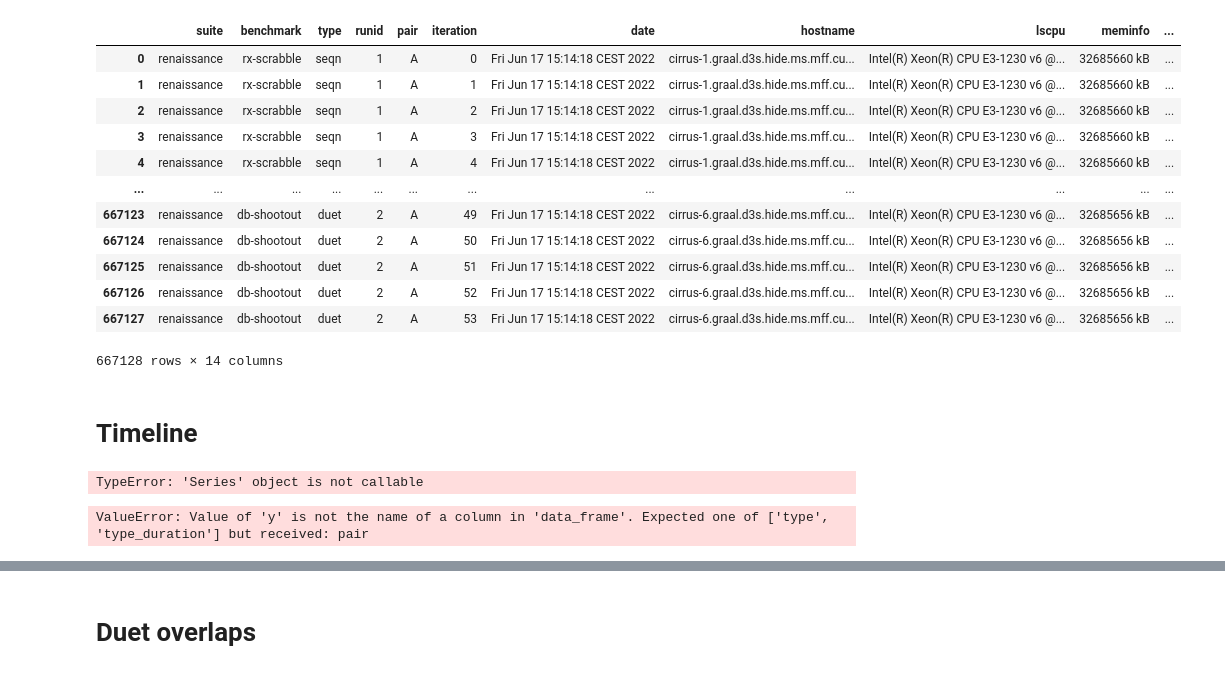
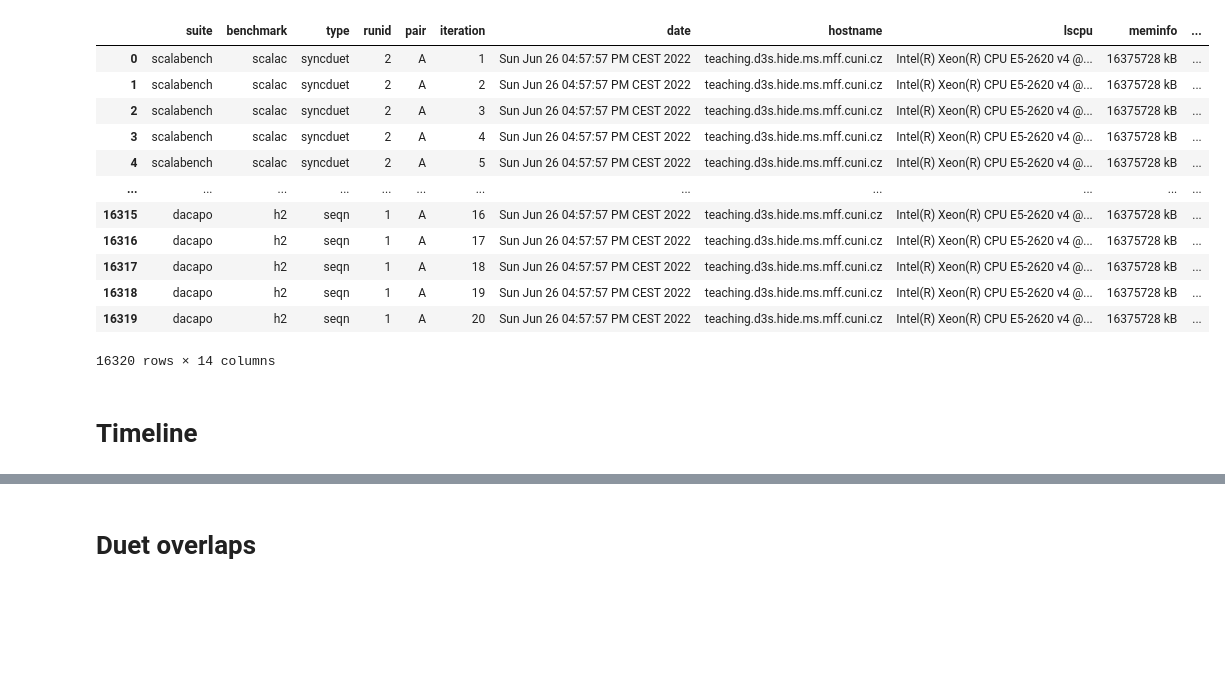
Before and after one commit to TomasDrozdik/asynchronous-duet, a Jupyter notebook: notebooks/verification.ipynb, the cells around one changed output, grey strips where cells are left out. Cells and saved outputs as stored; diff of their text form; code cells hidden in the pictures; blank space fills up the shorter version.

```diff
--- a/notebooks/verification.ipynb
+++ b/notebooks/verification.ipynb
@@ -27,52 +40,60 @@ from duet.constants import (
     NS_PER_S,
 )
 # %%
-df_raw = pd.read_csv("../results.csv")
+df_raw = pd.read_csv("../results.dacaposcala.csv")
 df_raw[RF.start] = pd.to_datetime(df_raw[RF.start_ns], unit="ns")
 df_raw[RF.end] = pd.to_datetime(df_raw[RF.end_ns], unit="ns")
 df_raw[RF.time] = (df_raw[RF.end] - df_raw[RF.start]).dt.seconds
 
-df_raw[RF.benchmark] = np.where(df_raw[RF.suite] == "scalabench", "sca:" + df_raw[RF.benchmark], df_raw[RF.benchmark])
-df_raw[RF.benchmark] = np.where(df_raw[RF.suite] == "dacapo", "dac:" + df_raw[RF.benchmark], df_raw[RF.benchmark])
-
 df_iterations = df_raw[ITER_ID_COL + ARTIFACT_COL + TIME_D_COL]
 df_iterations
 # %% [output]
 |  | suite | benchmark | type | runid | pair | iteration | date | hostname | lscpu | meminfo | ... |
-| 0 | renaissance | rx-scrabble | seqn | 1 | A | 0 | Fri Jun 17 15:14:18 CEST 2022 | cirrus-1.graal.d3s.hide.ms.mff.cu... | Intel(R) Xeon(R) CPU E3-1230 v6 @... | 32685660 kB | ... |
-| 1 | renaissance | rx-scrabble | seqn | 1 | A | 1 | Fri Jun 17 15:14:18 CEST 2022 | cirrus-1.graal.d3s.hide.ms.mff.cu... | Intel(R) Xeon(R) CPU E3-1230 v6 @... | 32685660 kB | ... |
-| 2 | renaissance | rx-scrabble | seqn | 1 | A | 2 | Fri Jun 17 15:14:18 CEST 2022 | cirrus-1.graal.d3s.hide.ms.mff.cu... | Intel(R) Xeon(R) CPU E3-1230 v6 @... | 32685660 kB | ... |
-| 3 | renaissance | rx-scrabble | seqn | 1 | A | 3 | Fri Jun 17 15:14:18 CEST 2022 | cirrus-1.graal.d3s.hide.ms.mff.cu... | Intel(R) Xeon(R) CPU E3-1230 v6 @... | 32685660 kB | ... |
-| 4 | renaissance | rx-scrabble | seqn | 1 | A | 4 | Fri Jun 17 15:14:18 CEST 2022 | cirrus-1.graal.d3s.hide.ms.mff.cu... | Intel(R) Xeon(R) CPU E3-1230 v6 @... | 32685660 kB | ... |
+| 0 | scalabench | scalac | syncduet | 2 | A | 1 | Sun Jun 26 04:57:57 PM CEST 2022 | teaching.d3s.hide.ms.mff.cuni.cz | Intel(R) Xeon(R) CPU E5-2620 v4 @... | 16375728 kB | ... |
+| 1 | scalabench | scalac | syncduet | 2 | A | 2 | Sun Jun 26 04:57:57 PM CEST 2022 | teaching.d3s.hide.ms.mff.cuni.cz | Intel(R) Xeon(R) CPU E5-2620 v4 @... | 16375728 kB | ... |
+| 2 | scalabench | scalac | syncduet | 2 | A | 3 | Sun Jun 26 04:57:57 PM CEST 2022 | teaching.d3s.hide.ms.mff.cuni.cz | Intel(R) Xeon(R) CPU E5-2620 v4 @... | 16375728 kB | ... |
+| 3 | scalabench | scalac | syncduet | 2 | A | 4 | Sun Jun 26 04:57:57 PM CEST 2022 | teaching.d3s.hide.ms.mff.cuni.cz | Intel(R) Xeon(R) CPU E5-2620 v4 @... | 16375728 kB | ... |
+| 4 | scalabench | scalac | syncduet | 2 | A | 5 | Sun Jun 26 04:57:57 PM CEST 2022 | teaching.d3s.hide.ms.mff.cuni.cz | Intel(R) Xeon(R) CPU E5-2620 v4 @... | 16375728 kB | ... |
 | ... | ... | ... | ... | ... | ... | ... | ... | ... | ... | ... | ... |
-| 667123 | renaissance | db-shootout | duet | 2 | A | 49 | Fri Jun 17 15:14:18 CEST 2022 | cirrus-6.graal.d3s.hide.ms.mff.cu... | Intel(R) Xeon(R) CPU E3-1230 v6 @... | 32685656 kB | ... |
-| 667124 | renaissance | db-shootout | duet | 2 | A | 50 | Fri Jun 17 15:14:18 CEST 2022 | cirrus-6.graal.d3s.hide.ms.mff.cu... | Intel(R) Xeon(R) CPU E3-1230 v6 @... | 32685656 kB | ... |
-| 667125 | renaissance | db-shootout | duet | 2 | A | 51 | Fri Jun 17 15:14:18 CEST 2022 | cirrus-6.graal.d3s.hide.ms.mff.cu... | Intel(R) Xeon(R) CPU E3-1230 v6 @... | 32685656 kB | ... |
-| 667126 | renaissance | db-shootout | duet | 2 | A | 52 | Fri Jun 17 15:14:18 CEST 2022 | cirrus-6.graal.d3s.hide.ms.mff.cu... | Intel(R) Xeon(R) CPU E3-1230 v6 @... | 32685656 kB | ... |
-| 667127 | renaissance | db-shootout | duet | 2 | A | 53 | Fri Jun 17 15:14:18 CEST 2022 | cirrus-6.graal.d3s.hide.ms.mff.cu... | Intel(R) Xeon(R) CPU E3-1230 v6 @... | 32685656 kB | ... |
+| 16315 | dacapo | h2 | seqn | 1 | A | 16 | Sun Jun 26 04:57:57 PM CEST 2022 | teaching.d3s.hide.ms.mff.cuni.cz | Intel(R) Xeon(R) CPU E5-2620 v4 @... | 16375728 kB | ... |
+| 16316 | dacapo | h2 | seqn | 1 | A | 17 | Sun Jun 26 04:57:57 PM CEST 2022 | teaching.d3s.hide.ms.mff.cuni.cz | Intel(R) Xeon(R) CPU E5-2620 v4 @... | 16375728 kB | ... |
+| 16317 | dacapo | h2 | seqn | 1 | A | 18 | Sun Jun 26 04:57:57 PM CEST 2022 | teaching.d3s.hide.ms.mff.cuni.cz | Intel(R) Xeon(R) CPU E5-2620 v4 @... | 16375728 kB | ... |
+| 16318 | dacapo | h2 | seqn | 1 | A | 19 | Sun Jun 26 04:57:57 PM CEST 2022 | teaching.d3s.hide.ms.mff.cuni.cz | Intel(R) Xeon(R) CPU E5-2620 v4 @... | 16375728 kB | ... |
+| 16319 | dacapo | h2 | seqn | 1 | A | 20 | Sun Jun 26 04:57:57 PM CEST 2022 | teaching.d3s.hide.ms.mff.cuni.cz | Intel(R) Xeon(R) CPU E5-2620 v4 @... | 16375728 kB | ... |
-667128 rows × 14 columns
+16320 rows × 14 columns
 # %% [markdown]
 # Timeline
-# %%
-def filter_iterations(df):
-    #return df
-    return df[(
-        (df["suite"].isin(["renaissance"]))
-        #& (df["benchmark"].isin(["sca:avrora", "dac:avrora"]))
-        #& (df["runid"].isin([0]))
-        #& (df["type"].isin(["duet", "syncduet", "seqn"]))
-        #& (df["iteration"] <= 10)
-        & (df["hostname"].isin(["cirrus-1.graal.d3s.hide.ms.mff.cuni.cz"]))
-        #& (df["iteration_start"] >= '2022-06-18 17:30:00')
-    )]
-
-df = filter_iterations(df_iterations)
-df
-# %% [output]
-TypeError: 'Series' object is not callable
 # %%
+df = df_iterations[
+    (
+        (df_iterations["suite"].isin(["dacapo"]))
+        # & (df_iterations["benchmark"].isin(["avrora"]))
+        # & (df_iterations["runid"].isin([0]))
+        # & (df_iterations["type"].isin(["duet", "syncduet", "seqn"]))
+        # & (df_iterations["iteration"] <= 10)
+        # & (df_iterations["hostname"].isin(["cirrus-1.graal.d3s.hide.ms.mff.cuni.cz"]))
+        & (
+            df_iterations["iteration_start"]
+            < df_iterations[RF.start].min() + pd.DateOffset(minutes=30)
+        )
+    )
+]
 if df.shape[0] < 1000:
-    px.timeline(df, x_start=RF.start, x_end=RF.end, y=RF.pair, color=RF.type, hover_data=[RF.benchmark, RF.time]).show()
-    px.timeline(df, x_start=RF.start, x_end=RF.end, y=RF.iteration, color=RF.type, hover_data=[RF.benchmark, RF.time]).show()
+    px.timeline(
+        df,
+        x_start=RF.start,
+        x_end=RF.end,
+        y=RF.pair,
+        color=RF.type,
+        hover_data=[RF.benchmark, RF.time],
+    ).show()
+    px.timeline(
+        df,
+        x_start=RF.start,
+        x_end=RF.end,
+        y=RF.iteration,
+        color=RF.type,
+        hover_data=[RF.benchmark, RF.time],
+    ).show()
+else:
+    print(f"Data too large to display properly {df.shape[0]}")
-# %% [output]
-ValueError: Value of 'y' is not the name of a column in 'data_frame'. Expected one of ['type', 'type_duration'] but received: pair
```
Also changed, not shown: parts of 17 cells of this notebook, 4 other files.
